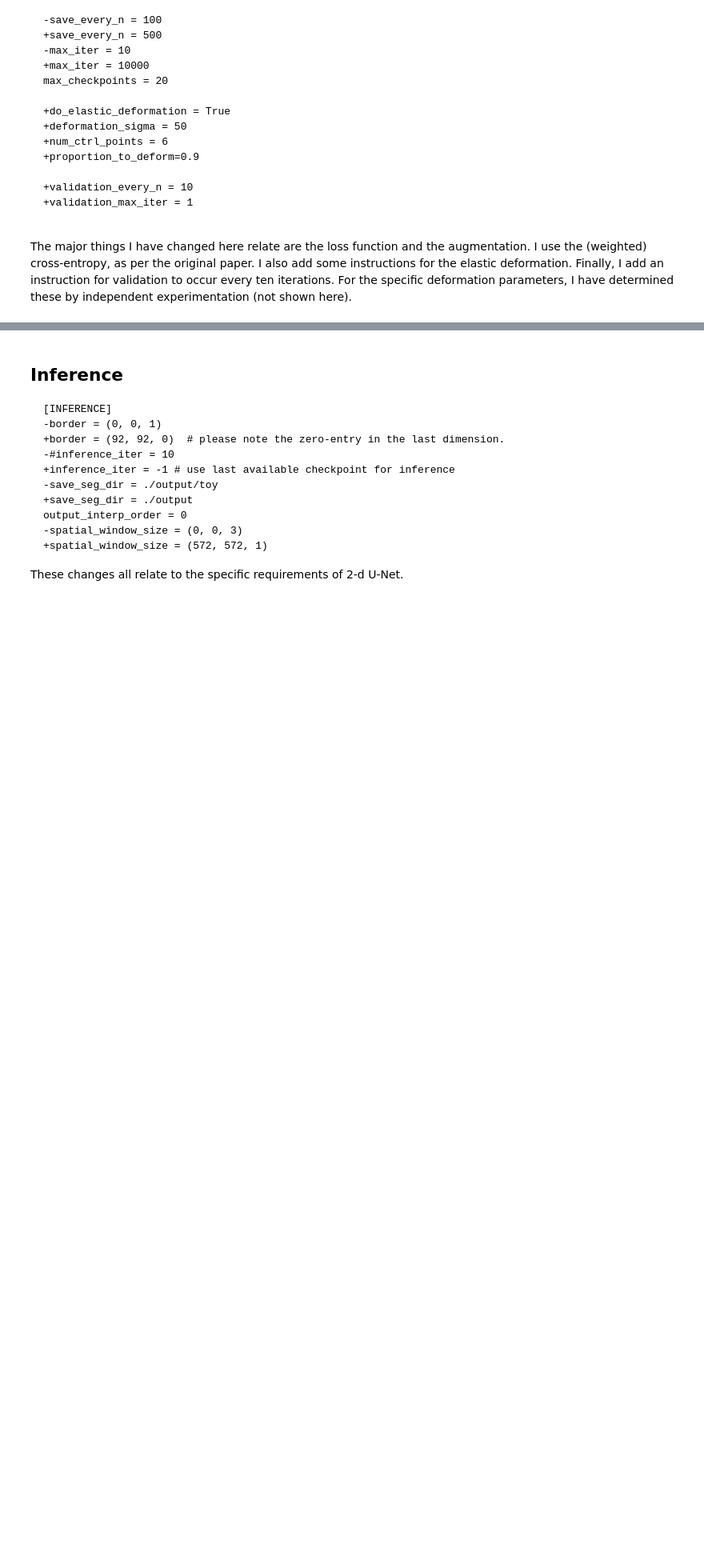
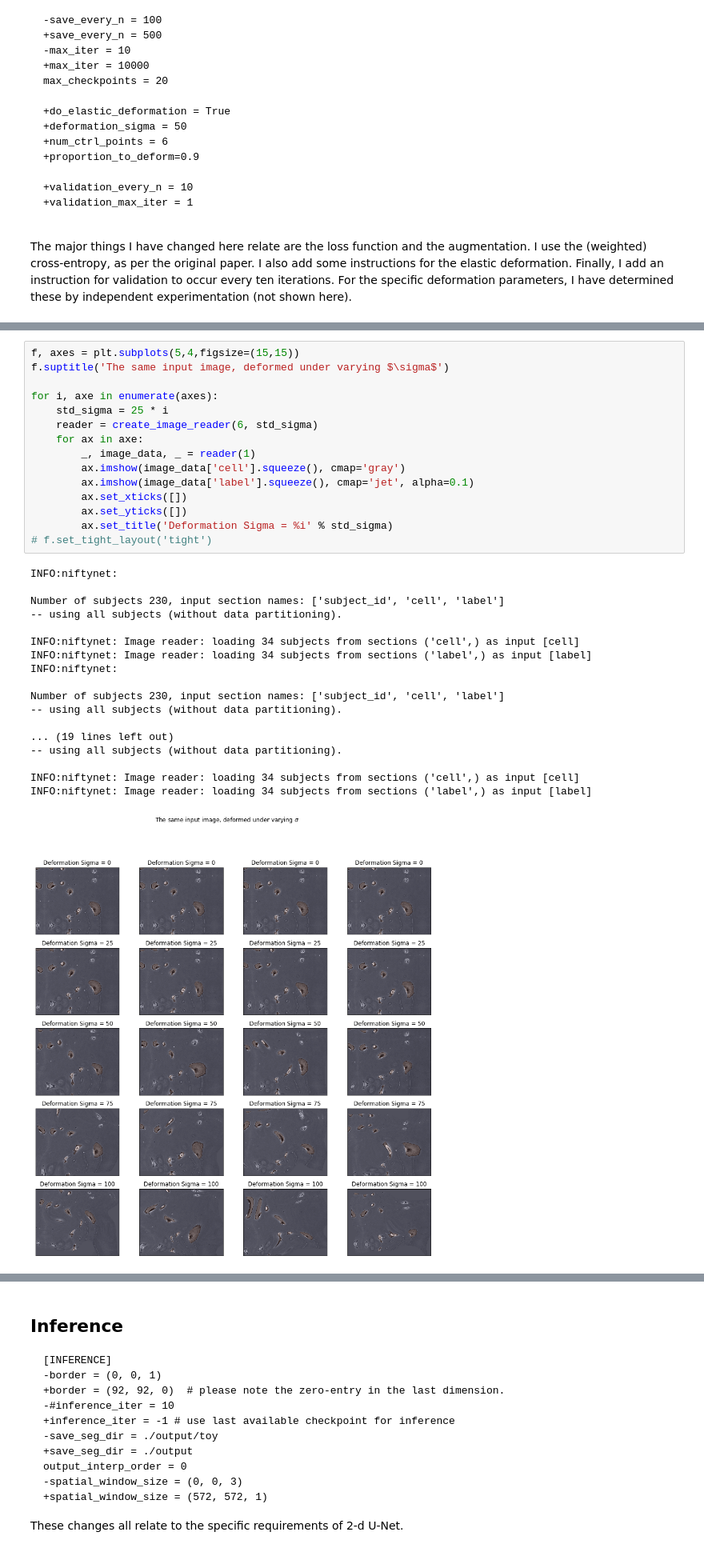
Before and after one commit to NifTK/NiftyNet, a Jupyter notebook: demos/unet/U-Net_Demo.ipynb, the cells around one changed output, grey strips where cells are left out. Shown at 80% size. Drawn from its saved outputs; the diff is of its cells as text; blank space fills up the shorter version.

```diff
--- a/demos/unet/U-Net_Demo.ipynb
+++ b/demos/unet/U-Net_Demo.ipynb
@@ -261,0 +324,34 @@ The major things I have changed here relate are the loss function and the augmen
+# %%
+f, axes = plt.subplots(5,4,figsize=(15,15))
+f.suptitle('The same input image, deformed under varying $\sigma$')
+
+for i, axe in enumerate(axes):
+    std_sigma = 25 * i
+    reader = create_image_reader(6, std_sigma)
+    for ax in axe:
+        _, image_data, _ = reader(1)
+        ax.imshow(image_data['cell'].squeeze(), cmap='gray')
+        ax.imshow(image_data['label'].squeeze(), cmap='jet', alpha=0.1)
+        ax.set_xticks([])
+        ax.set_yticks([])
+        ax.set_title('Deformation Sigma = %i' % std_sigma)
+# f.set_tight_layout('tight')
+# %% [output]
+INFO:niftynet:
+
+Number of subjects 230, input section names: ['subject_id', 'cell', 'label']
+-- using all subjects (without data partitioning).
+
+INFO:niftynet: Image reader: loading 34 subjects from sections ('cell',) as input [cell]
+INFO:niftynet: Image reader: loading 34 subjects from sections ('label',) as input [label]
+INFO:niftynet:
+
+Number of subjects 230, input section names: ['subject_id', 'cell', 'label']
+-- using all subjects (without data partitioning).
+
+... (19 lines left out)
+-- using all subjects (without data partitioning).
+
+INFO:niftynet: Image reader: loading 34 subjects from sections ('cell',) as input [cell]
+INFO:niftynet: Image reader: loading 34 subjects from sections ('label',) as input [label]
+[figure, added]
```
Also changed, not shown: parts of 22 cells of this notebook, 2 other files.
